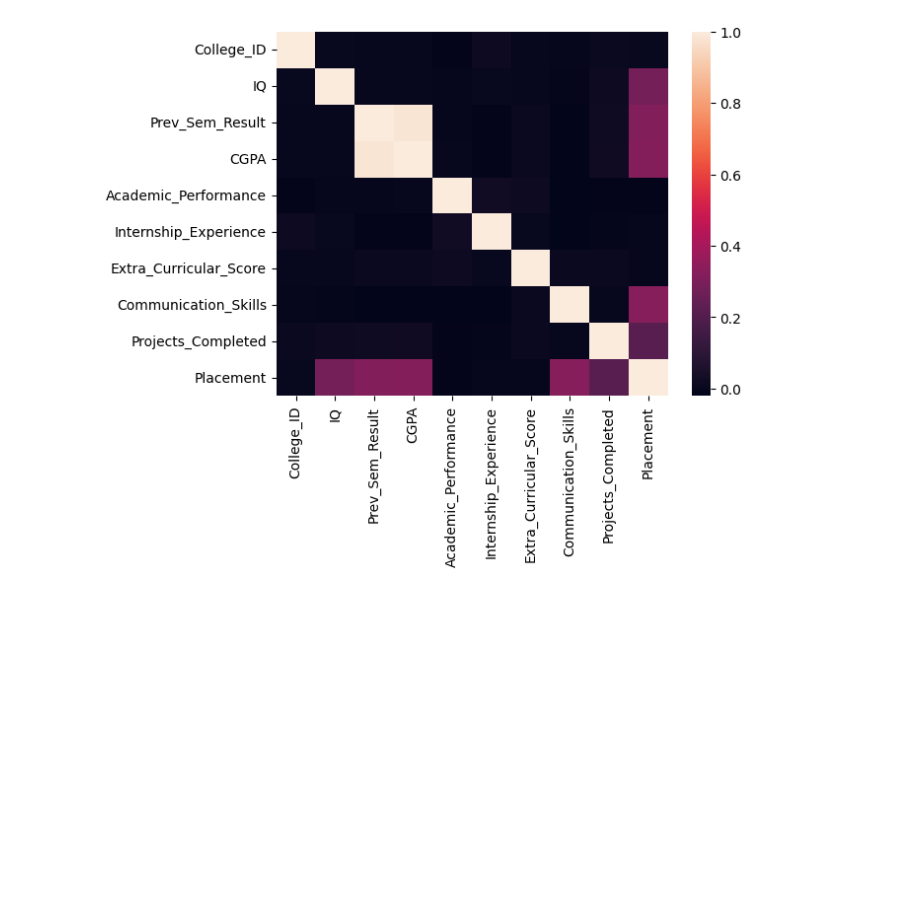
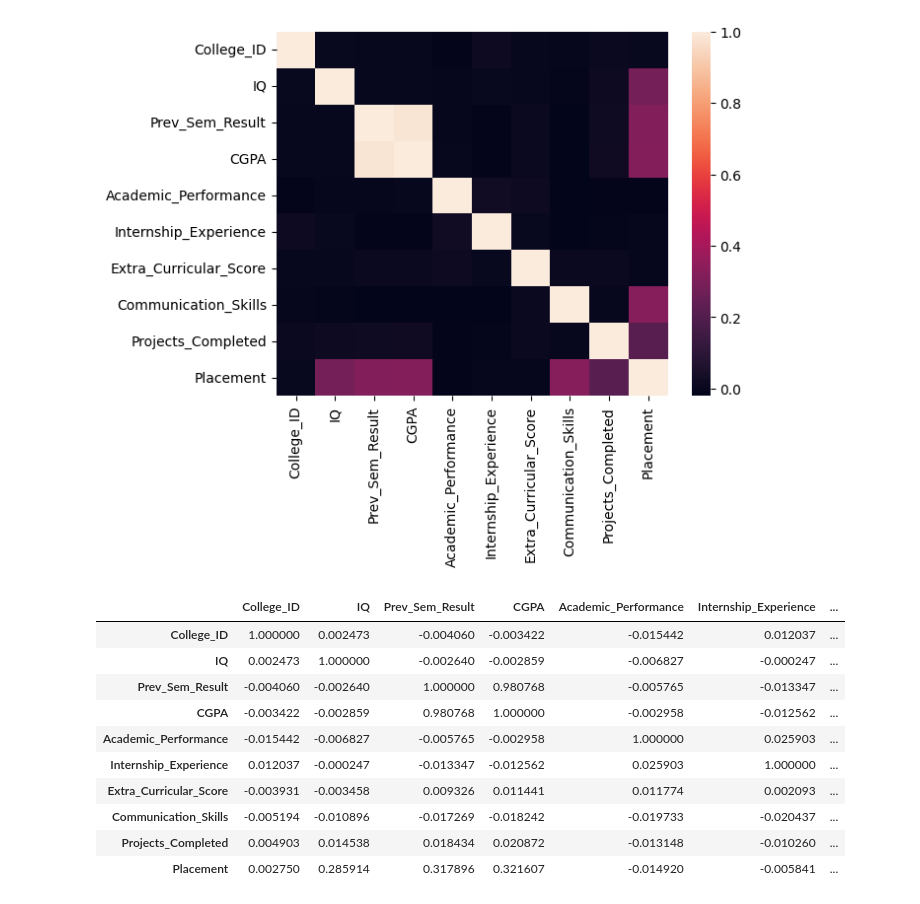
Before and after one commit to gojorojo001/ds-project-1, a Jupyter notebook: ds-project-1.ipynb, the cells around one changed output. Cells and saved outputs as stored; diff of their text form; code cells hidden in the pictures; blank space fills up the shorter version.

```diff
--- a/ds-project-1.ipynb
+++ b/ds-project-1.ipynb
@@ -46,3 +46,17 @@ sns.heatmap(corr_matrix)
 # %% [output]
 <Axes: >
 [figure]
+# %%
+corr_matrix
+# %% [output]
+|  | College_ID | IQ | Prev_Sem_Result | CGPA | Academic_Performance | Internship_Experience | ... |
+| College_ID | 1.000000 | 0.002473 | -0.004060 | -0.003422 | -0.015442 | 0.012037 | ... |
+| IQ | 0.002473 | 1.000000 | -0.002640 | -0.002859 | -0.006827 | -0.000247 | ... |
+| Prev_Sem_Result | -0.004060 | -0.002640 | 1.000000 | 0.980768 | -0.005765 | -0.013347 | ... |
+| CGPA | -0.003422 | -0.002859 | 0.980768 | 1.000000 | -0.002958 | -0.012562 | ... |
+| Academic_Performance | -0.015442 | -0.006827 | -0.005765 | -0.002958 | 1.000000 | 0.025903 | ... |
+| Internship_Experience | 0.012037 | -0.000247 | -0.013347 | -0.012562 | 0.025903 | 1.000000 | ... |
+| Extra_Curricular_Score | -0.003931 | -0.003458 | 0.009326 | 0.011441 | 0.011774 | 0.002093 | ... |
+| Communication_Skills | -0.005194 | -0.010896 | -0.017269 | -0.018242 | -0.019733 | -0.020437 | ... |
+| Projects_Completed | 0.004903 | 0.014538 | 0.018434 | 0.020872 | -0.013148 | -0.010260 | ... |
+| Placement | 0.002750 | 0.285914 | 0.317896 | 0.321607 | -0.014920 | -0.005841 | ... |
```
Also changed, not shown: parts of 7 cells of this notebook.
